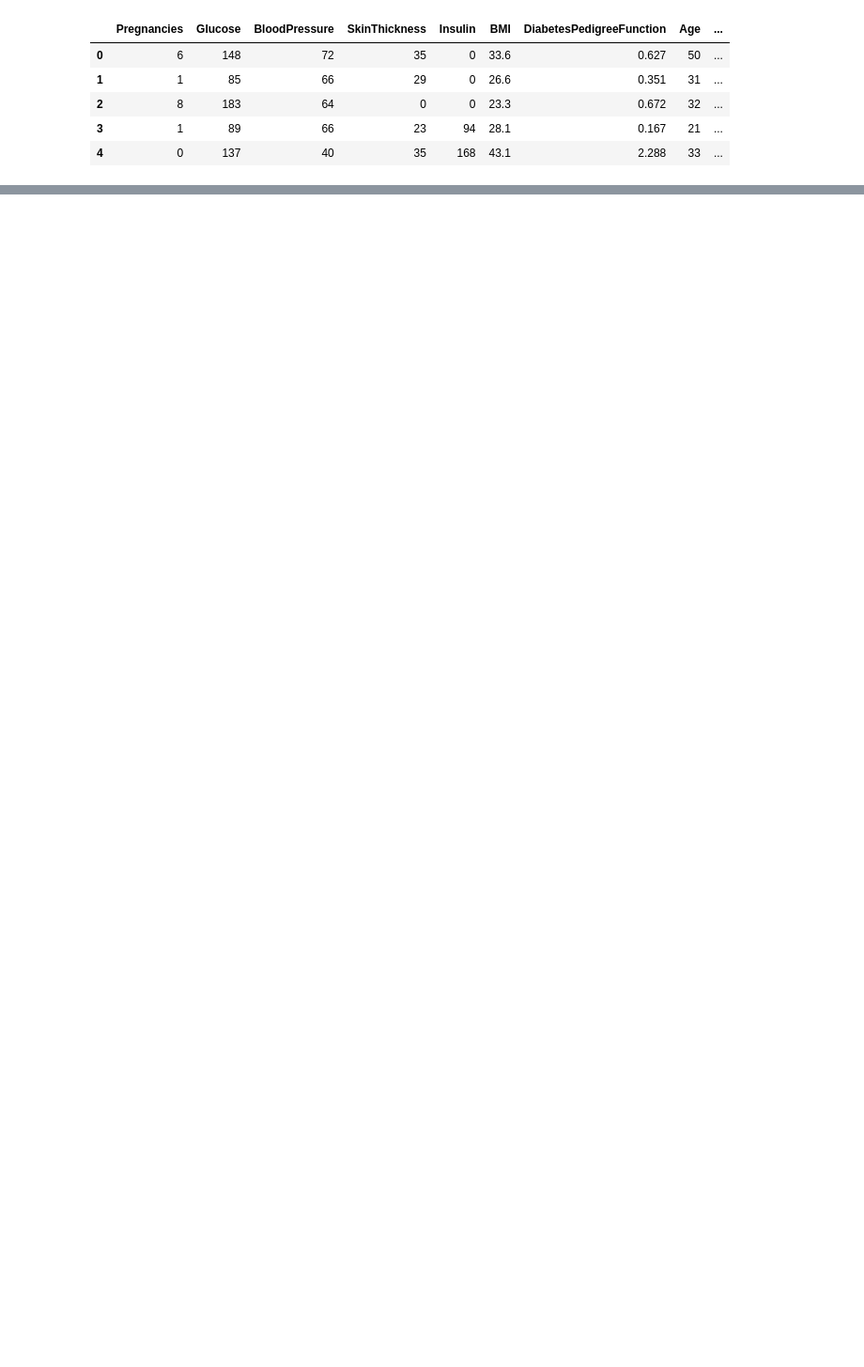
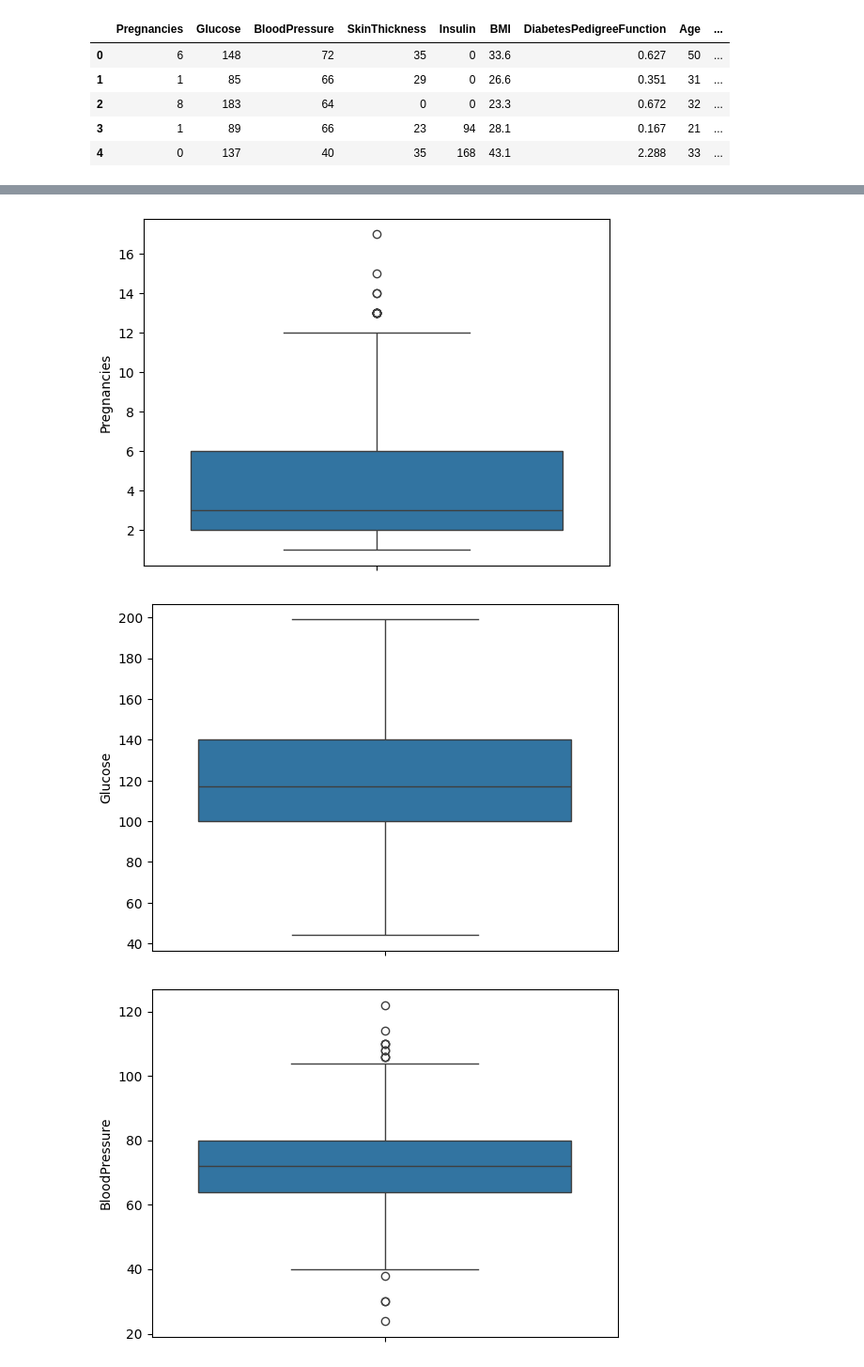
Before and after one commit to devpatel0005/Diabetes-Prediction, a Jupyter notebook: Diabetes_Prediction.ipynb, the cells around one changed output, grey strips where cells are left out. Shown at 94% size. Saved outputs shown, nothing was run; the diff lists cells and outputs as text; code cells hidden in the pictures; blank space fills up the shorter version.

```diff
--- a/Diabetes_Prediction.ipynb
+++ b/Diabetes_Prediction.ipynb
@@ -17,0 +89,4 @@ df.head()
+# %%
+lst=['Pregnancies','Glucose','BloodPressure','SkinThickness','Insulin','BMI']
+for i in lst:
+  df[i]=df[i].replace(0,df[i].median())
@@ -17,0 +105,10 @@ df.head()
+# %%
+df.drop_duplicates(inplace=True)
+# %%
+for i in df.columns:
+  sns.boxplot(df[i])
+  plt.show()
+# %% [output]
+[figure, added]
+[figure, added]
+[figure, added]
```
Also changed, not shown: parts of 23 cells of this notebook.
